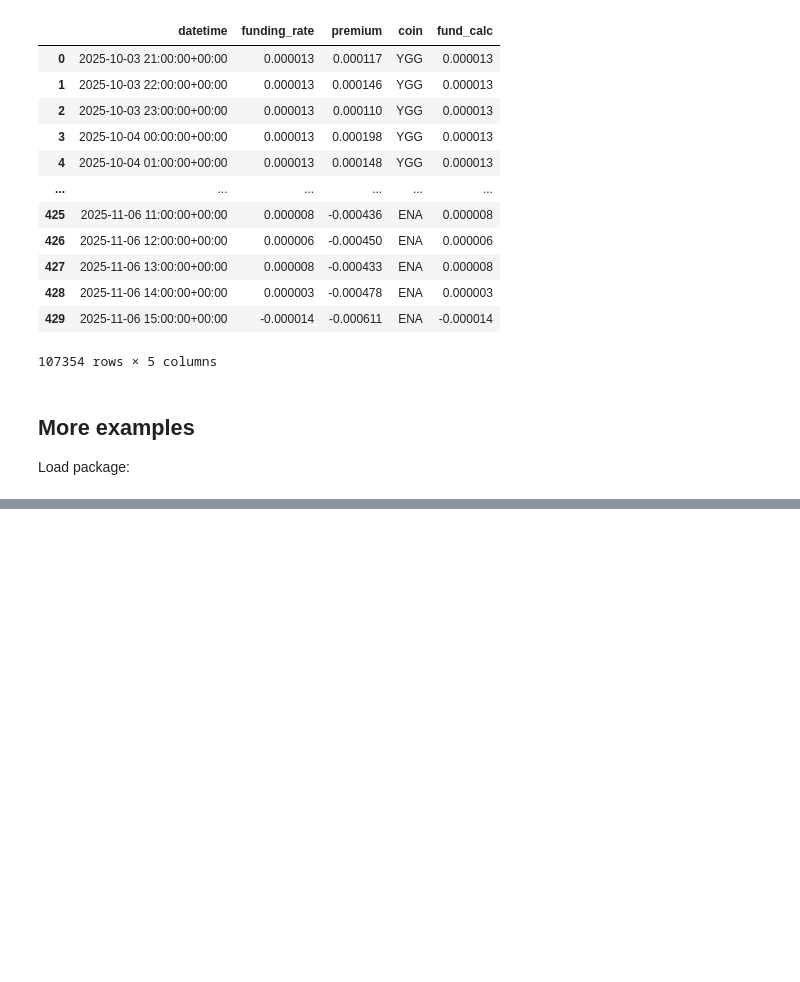
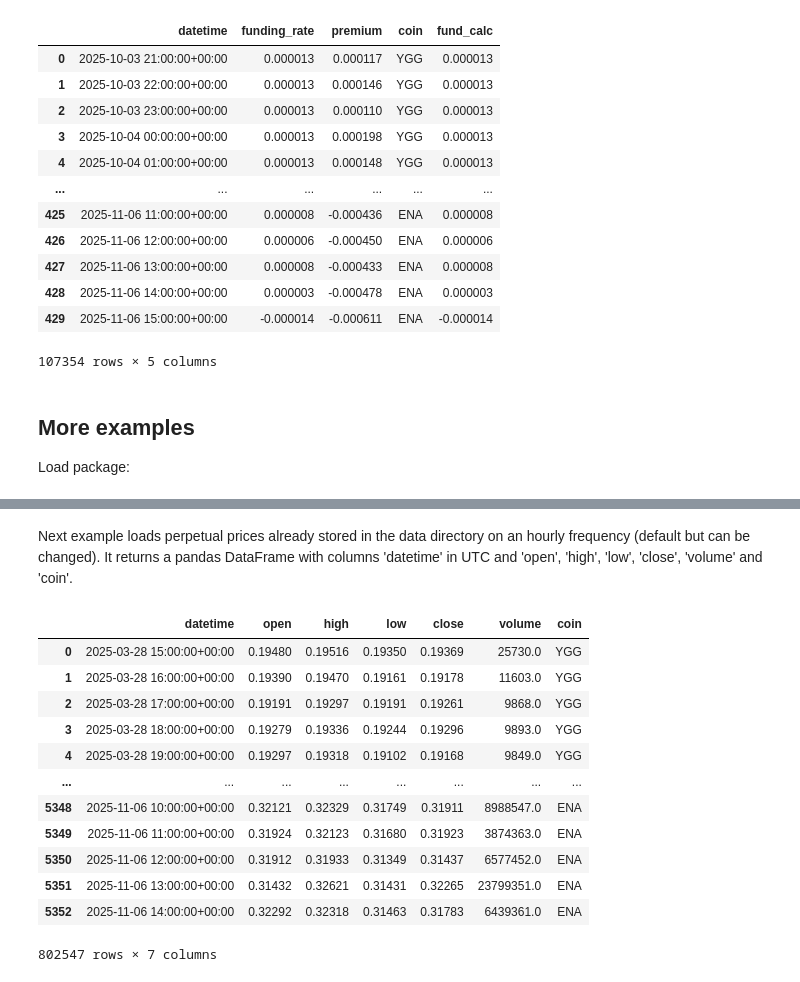
Before and after one commit to silvaac/token_data, a Jupyter notebook: nbs/hyperliquid.ipynb, the cells around one changed output, grey strips where cells are left out. Saved outputs shown, nothing was run; the diff lists cells and outputs as text; code cells hidden in the pictures; blank space fills up the shorter version.

Commit message:
More examples

```diff
--- a/nbs/hyperliquid.ipynb
+++ b/nbs/hyperliquid.ipynb
@@ -2266,0 +2309,20 @@ from token_data.hyperliquid import *
+# %% [markdown]
+Next example loads perpetual prices already stored in the data directory on an hourly frequency (default but can be changed). It returns a pandas DataFrame with columns 'datetime' in UTC and 'open', 'high', 'low', 'close', 'volume' and 'coin'.
+# %%
+#|eval:false
+manager = HyperliquidPerpManager(update=False, save=False,verbose=False)
+manager.get_data()
+# %% [output]
+|  | datetime | open | high | low | close | volume | coin |
+| 0 | 2025-03-28 15:00:00+00:00 | 0.19480 | 0.19516 | 0.19350 | 0.19369 | 25730.0 | YGG |
+| 1 | 2025-03-28 16:00:00+00:00 | 0.19390 | 0.19470 | 0.19161 | 0.19178 | 11603.0 | YGG |
+| 2 | 2025-03-28 17:00:00+00:00 | 0.19191 | 0.19297 | 0.19191 | 0.19261 | 9868.0 | YGG |
+| 3 | 2025-03-28 18:00:00+00:00 | 0.19279 | 0.19336 | 0.19244 | 0.19296 | 9893.0 | YGG |
+| 4 | 2025-03-28 19:00:00+00:00 | 0.19297 | 0.19318 | 0.19102 | 0.19168 | 9849.0 | YGG |
+| ... | ... | ... | ... | ... | ... | ... | ... |
+| 5348 | 2025-11-06 10:00:00+00:00 | 0.32121 | 0.32329 | 0.31749 | 0.31911 | 8988547.0 | ENA |
+| 5349 | 2025-11-06 11:00:00+00:00 | 0.31924 | 0.32123 | 0.31680 | 0.31923 | 3874363.0 | ENA |
+| 5350 | 2025-11-06 12:00:00+00:00 | 0.31912 | 0.31933 | 0.31349 | 0.31437 | 6577452.0 | ENA |
+| 5351 | 2025-11-06 13:00:00+00:00 | 0.31432 | 0.32621 | 0.31431 | 0.32265 | 23799351.0 | ENA |
+| 5352 | 2025-11-06 14:00:00+00:00 | 0.32292 | 0.32318 | 0.31463 | 0.31783 | 6439361.0 | ENA |
+802547 rows × 7 columns
```
Also changed, not shown: parts of 15 cells of this notebook.
